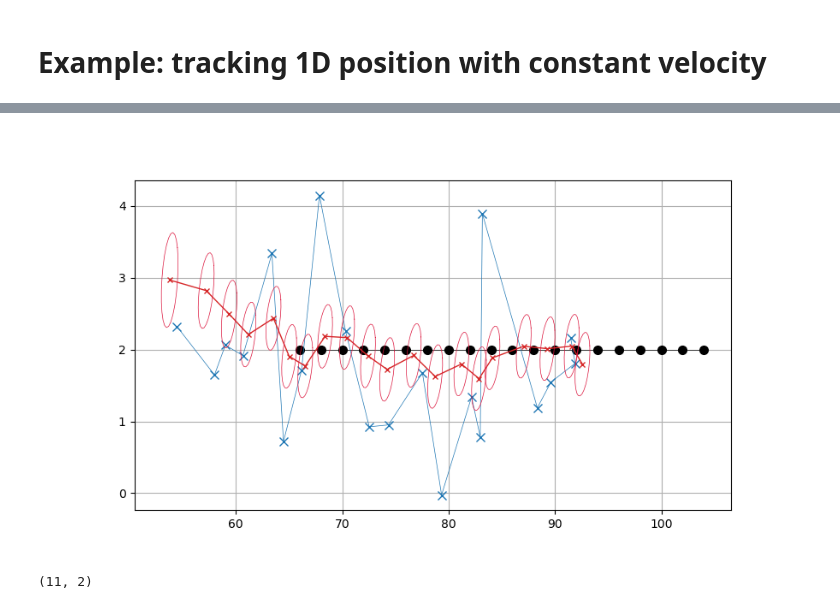
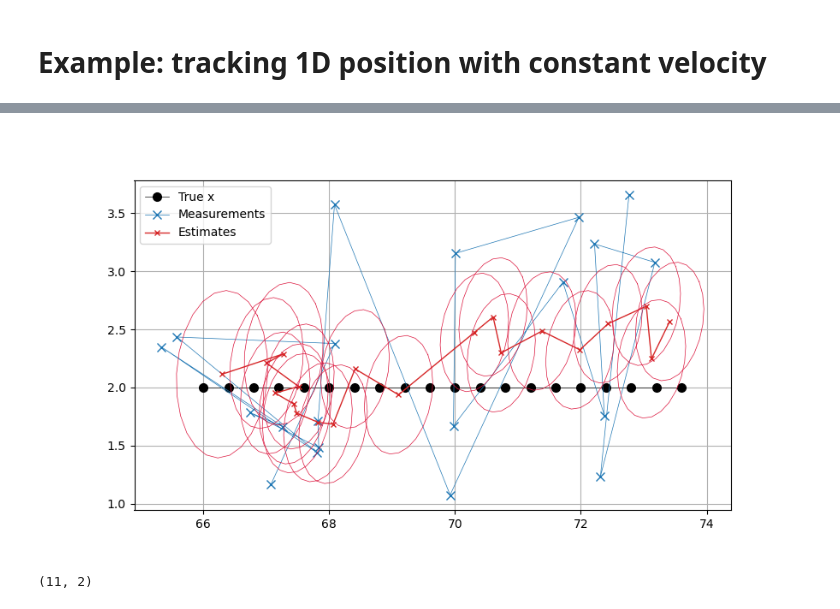
Before and after one commit to igred8/orbital_dynamics_basic, a Jupyter notebook: notebooks/00.1-dev-kalman-igad.ipynb, the cells around one changed output, grey strips where cells are left out. Drawn from its saved outputs; the diff is of its cells as text; code cells hidden in the pictures.

```diff
--- a/notebooks/00.1-dev-kalman-igad.ipynb
+++ b/notebooks/00.1-dev-kalman-igad.ipynb
@@ -22,7 +28,7 @@ rng = np.random.default_rng(seed=2318)
 # Example: tracking 1D position with constant velocity
 # %%
 
-dt = 1.0
+dt = 0.2
 
 F = np.array([[1, dt],
               [0,  1]])       # state: [position, velocity]
@@ -31,13 +37,13 @@ H = np.array([[1, 0],
               [0, 1]])       # measurement process
 
 Q = np.array([[1, 0],
-              [0, 100]]) * 0.1 # process noise
+              [0, 1]]) * 0.1 # process noise
 
-R = np.array([[1.0, 0],
+R = np.array([[1, 0],
               [0, 1]]) # measurement noise
 
 # initial state
-x0 = np.array([[50],
+x0 = np.array([[65],
                [3]])
 P0 = np.array([
     [1, 0],
@@ -54,7 +60,7 @@ kf = se.KalmanFilter(x0, P0, F, B, u, Q, H, R )
 timevec = np.arange(20) * dt
 vtrue = 2
 true_positions = vtrue * timevec + 66
-xmeas = true_positions - 11 + rng.normal(0, 1, true_positions.shape)
+xmeas = true_positions + rng.normal(0, 1, true_positions.shape)
 vmeas = rng.normal(vtrue, 1, true_positions.shape)
 measurements = np.vstack((xmeas, vmeas)).T
 estimates = []
@@ -64,19 +70,21 @@ for z in measurements:
     x_est, _ = kf.perform_epoch(u=None, z=z.reshape([-1,1]), postcovkwargs={'stable':True})
     estimates.append(x_est[0, 0])
 
+estimates = np.array(estimates)
 print("Estimates:", [f"{e:.2f}" for e in estimates])
 
-estimatesxv = np.reshape(kf.x,[-1,2])
+estimatesxv = np.reshape(kf.x,[-1,2])[2::2, :]
 
 
 fig, axs = plt.subplots(2,1, figsize=[11,11])
 axs[0].plot(timevec, true_positions, lw=0.5, marker='o', ms=7, color='k', label='True x')
 axs[0].plot(timevec, measurements[:,0], lw=0.5, marker='x', ms=7, color='tab:blue', label='Measurements')
 axs[0].plot(timevec, estimates, lw=1, marker='x', ms=5, color='tab:red', label='Estimates')
-axs[0].plot(estimatesxv[:,0], lw=1, marker='x', ms=5, color='tab:orange', label='Estimatesx')
+axs[0].plot(timevec, estimatesxv[:,0], lw=1, marker='x', ms=5, color='tab:orange', label='Estimatesx')
 axs[0].legend()
 axs[1].plot(timevec, measurements[:,0] - true_positions, lw=0.5, marker='x', ms=7, color='tab:blue', label='Measurement - Truth')
 axs[1].plot(timevec, estimates - true_positions, lw=1, marker='x', ms=5, color='tab:red', label='Estimate - Truth')
+axs[1].plot(timevec, estimatesxv[:,0] - true_positions, lw=1, marker='x', ms=5, color='tab:orange', label='Estimatex - Truth')
 axs[1].legend()
 
 axkwargs = {
@@ -100,7 +104,7 @@ measurements.shape
 plt.close('all')
 # %%
 ellipse_vecs = []
-for P in kf.P:
+for P in kf.P[2::2]:
     evals, evecs = LA.eig(P)
     ibig = np.argmax(evals)
     ismall = 1 - ibig
@@ -129,31 +120,31 @@ array([[ 1.18016289,  1.09833276,  0.94165306,  0.72080126,  0.45082805,
 # %%
 
 
 fig, ax = plt.subplots(1,1, figsize=[9,5], squeeze=True)
 ax.plot(true_positions, vtrue*np.ones_like(true_positions), lw=0.5, marker='o', ms=7, color='k', label='True x')
 ax.plot( measurements[:,0], measurements[:,1], lw=0.5, marker='x', ms=7, color='tab:blue', label='Measurements')
-ax.plot( estimatesxv[2::2,0], estimatesxv[2::2,1], lw=1, marker='x', ms=5, color='tab:red', label='Estimates')
+ax.plot( estimatesxv[:,0], estimatesxv[:,1], lw=1, marker='x', ms=5, color='tab:red', label='Estimates')
 
-for vs, est in zip(ellipse_vecs[2::2], estimatesxv[2::2]):
+for vs, est in zip(ellipse_vecs, estimatesxv):
     xy = gen_ellipse(*vs) + est.reshape([-1,1])
     ax.plot(xy[0], xy[1], lw=0.5, color='crimson')
-# ax.legend()
+ax.legend()
 # ax.plot(timevec, measurements[:,0] - true_positions, lw=0.5, marker='x', ms=7, color='tab:blue', label='Measurement - Truth')
 # ax.plot(timevec, estimates - true_positions, lw=1, marker='x', ms=5, color='tab:red', label='Estimate - Truth')
 # ax.legend()
 
 axkwargs = {
     'xticks': timevec[::10],
     'ylim': [-20, 20],
     'xlabel': 'Time [s]',
     'ylabel': 'Position difference from truth [m]',
 }
 # axs[1].set(**axkwargs)
 ax.grid(True)
 
 plt.show()
 # %% [output]
-[figure, old version]
+[figure, new version]
 # %%
 estimatesxv[::2].shape
 # %% [output]
```
Also changed, not shown: parts of 13 cells of this notebook, 2 other files.
